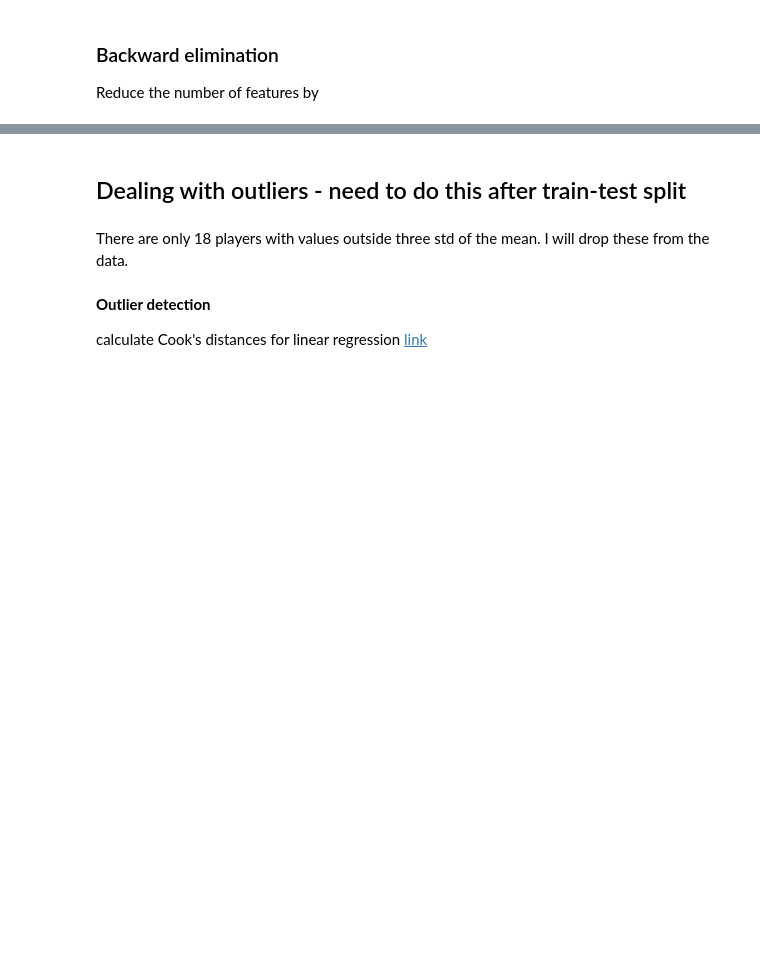
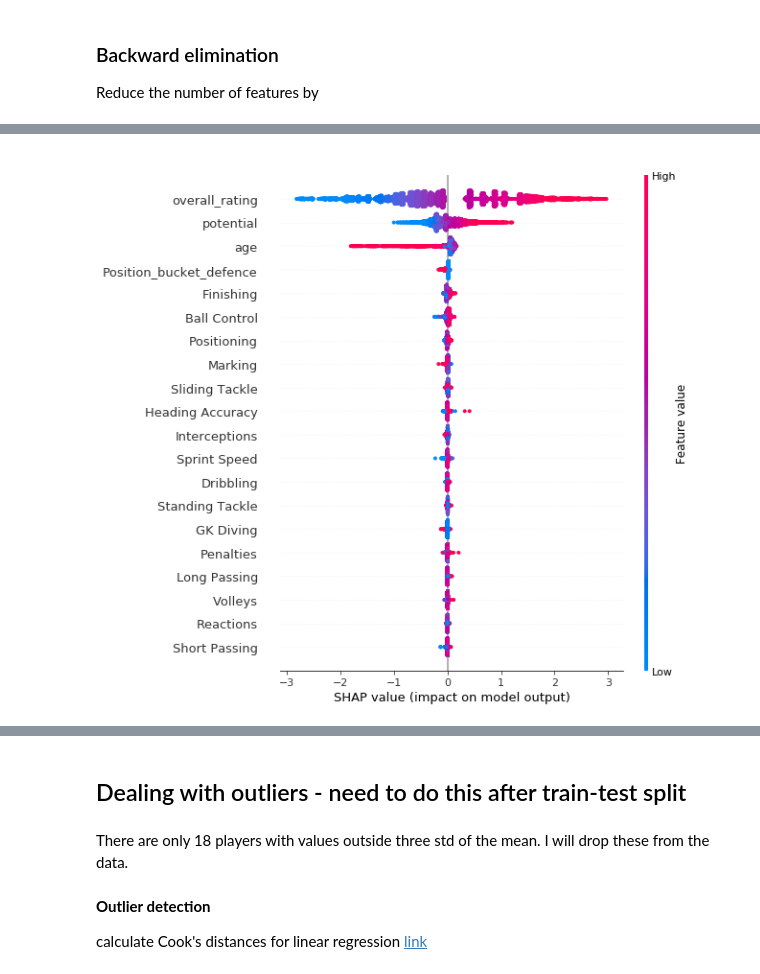
Before and after one commit to julian-west/sofifa-analysis, a Jupyter notebook: predicting player value.ipynb, the cells around one changed output, grey strips where cells are left out. Drawn from its saved outputs; the diff is of its cells as text; code cells hidden in the pictures; blank space fills up the shorter version.

Commit message:
xgboost

```diff
--- a/predicting player value.ipynb
+++ b/predicting player value.ipynb
@@ -533,0 +739,26 @@ model_accuracies
+# %%
+#Building XGboost
+from xgboost import XGBRegressor
+
+
+xgb_pipeline = Pipeline([
+    ('preprocessor', preprocessor),
+    ('xgbrg', XGBRegressor())])
+
+
+param_grid = {
+    "xgbrg__n_estimators": [10, 50, 100, 500, 1000],
+    "xgbrg__learning_rate": [0.1, 0.5, 1]
+}
+
+fit_params = {"xgbrg__eval_metric":"logloss"}
+
+# fit_params = {"xgbrg__eval_set": [(X_test, y_test)],
+#               "xgbrg__early_stopping_rounds": 10,
+#               "xgbrg__verbose": 10}
+
+grid = GridSearchCV(xgb_pipeline, cv=5,
+                    param_grid=param_grid,
+                    fit_params=fit_params,
+                    n_jobs=-1,verbose=10)
+grid.fit(X_train,y_train)
@@ -533,0 +815,9 @@ model_accuracies
+# %%
+X_train_shap = X_train.copy()
+X_train_shap = pd.get_dummies(X_train_shap,drop_first=True)
+
+scaler = StandardScaler()
+X_train_shap[numeric_features] = scaler.fit_transform(X_train_shap[numeric_features])
+
+xgb_best_model = XGBRegressor(learning_rate= 0.1,
+                              n_estimators= 1000).fit(X_train_shap,y_train)
@@ -533,0 +826,6 @@ model_accuracies
+# %%
+#pipelines objects are not supported by shap, therefore will re
+
+explainer = shap.TreeExplainer(xgb_best_model)
+# %%
+shap_values = explainer.shap_values(X_train_shap)
@@ -533,0 +878,4 @@ model_accuracies
+# %%
+shap.summary_plot(shap_values,X_train_shap)
+# %% [output]
+[figure, added]
```
Also changed, not shown: parts of 69 cells of this notebook.
